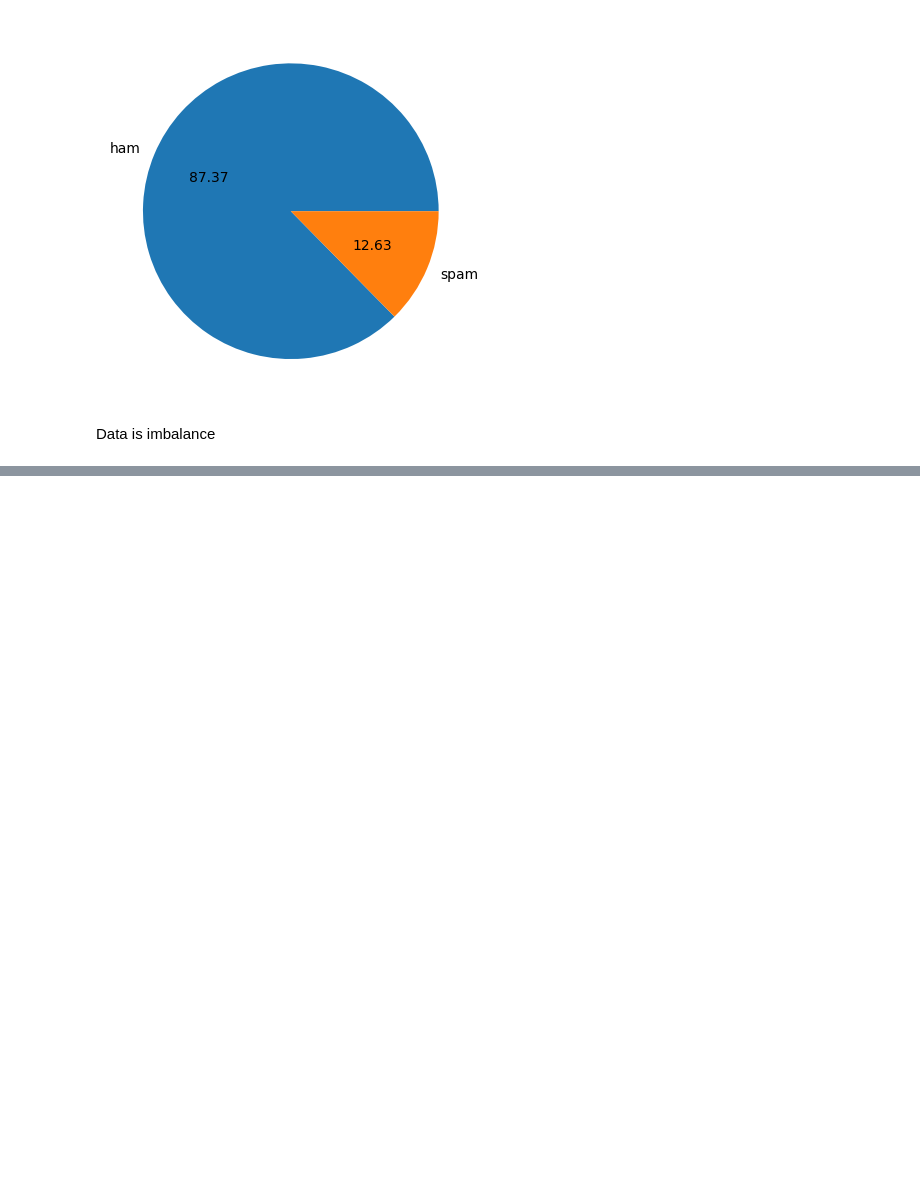
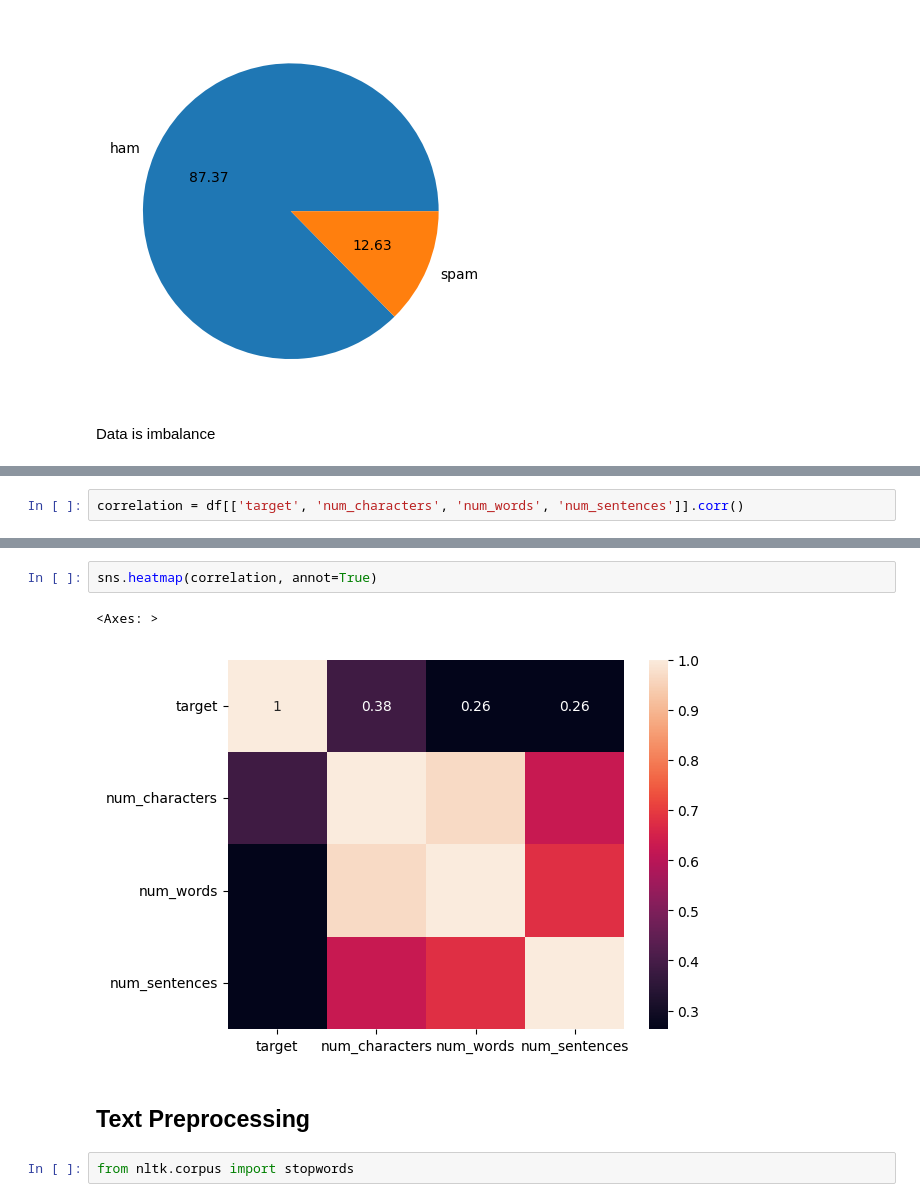
Before and after one commit to beniamine3155/SMS_Spam_Classifier, a Jupyter notebook: sms_spam.ipynb, the cells around one changed output, grey strips where cells are left out. Drawn from its saved outputs; the diff is of its cells as text; blank space fills up the shorter version.

```diff
--- a/sms_spam.ipynb
+++ b/sms_spam.ipynb
@@ -124,0 +251,2 @@ Data is imbalance
+# %%
+correlation = df[['target', 'num_characters', 'num_words', 'num_sentences']].corr()
@@ -124,0 +261,9 @@ Data is imbalance
+# %%
+sns.heatmap(correlation, annot=True)
+# %% [output]
+<Axes: >
+[figure, added]
+# %% [markdown]
+## Text Preprocessing
+# %%
+from nltk.corpus import stopwords
```
Also changed, not shown: parts of 38 cells of this notebook.
